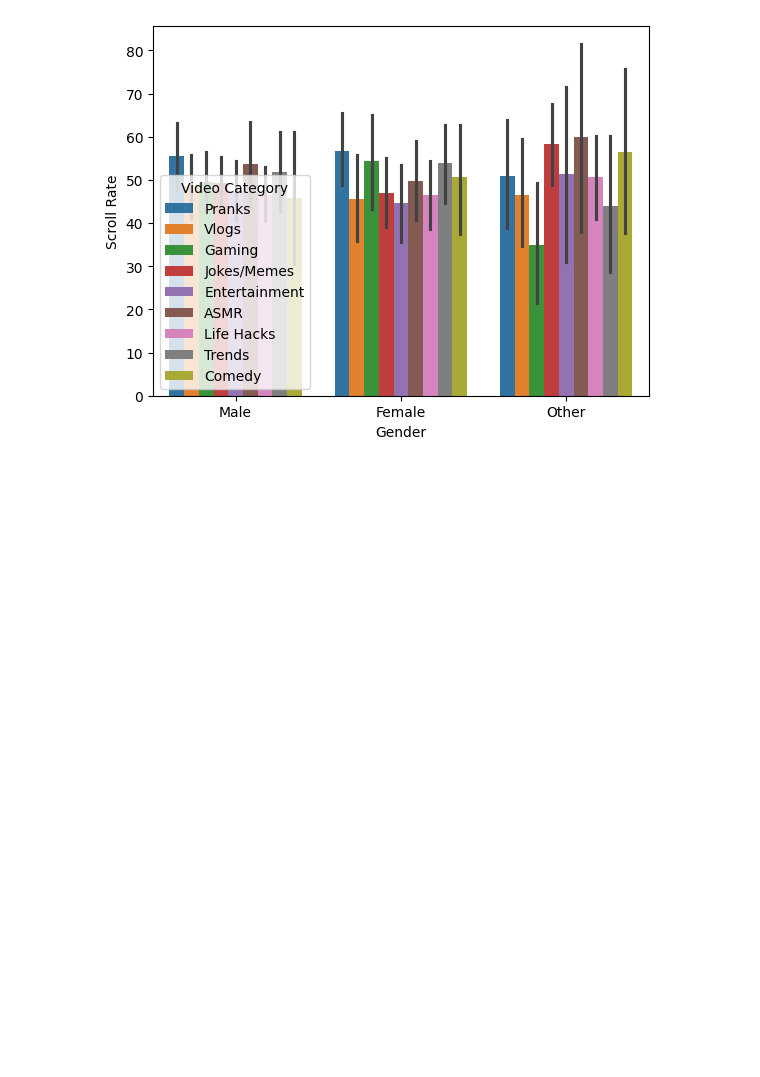
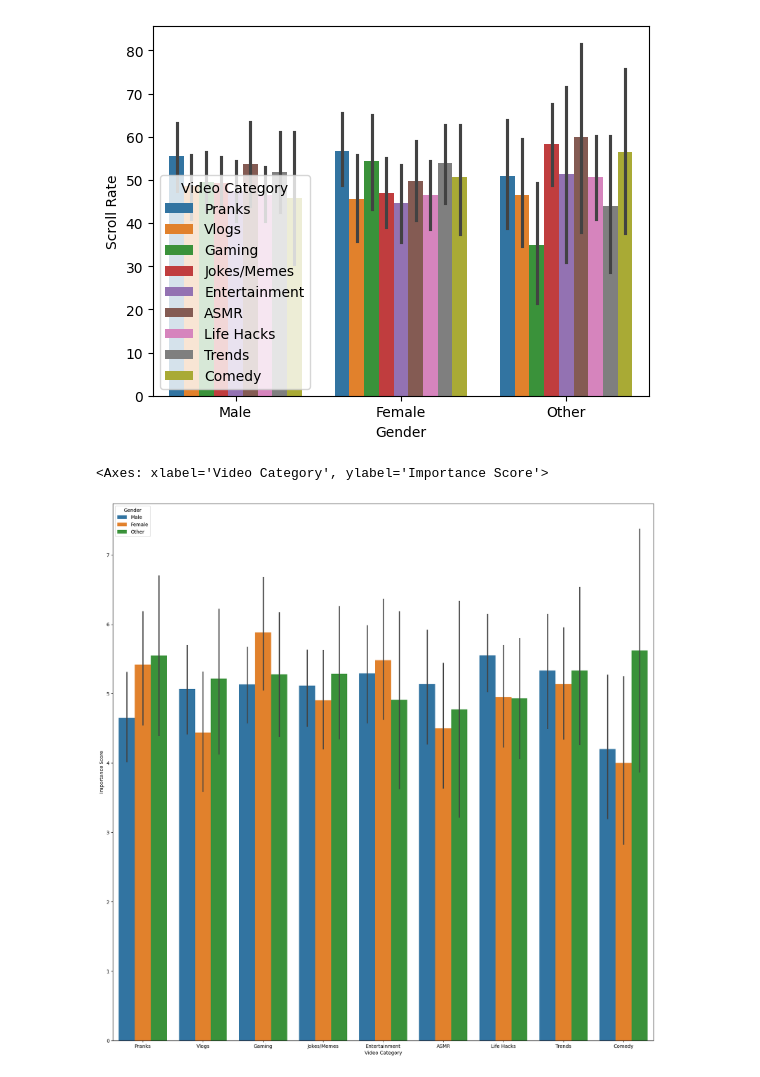
Before and after one commit to khelifaYacine/Menace-des-r-seaux-sociaux-, a Jupyter notebook: EDA_Temps_perdu_reseaux_sociaux.ipynb, the cells around one changed output. Cells and saved outputs as stored; diff of their text form; code cells hidden in the pictures; blank space fills up the shorter version.

Commit message:
FIn de l'importance de video accordé

```diff
--- a/EDA_Temps_perdu_reseaux_sociaux.ipynb
+++ b/EDA_Temps_perdu_reseaux_sociaux.ipynb
@@ -214,0 +213,7 @@ sns.barplot(df, x = "Gender", y = "Scroll Rate", hue = "Video Category")
+# %%
+# Importance Score,
+plt.figure (figsize = (20, 20))
+sns.barplot ( x= "Video Category", y= "Importance Score", hue= "Gender", data = df) ;
+# %% [output]
+<Axes: xlabel='Video Category', ylabel='Importance Score'>
+[figure, added]
```
Also changed, not shown: parts of 1 cell of this notebook.
